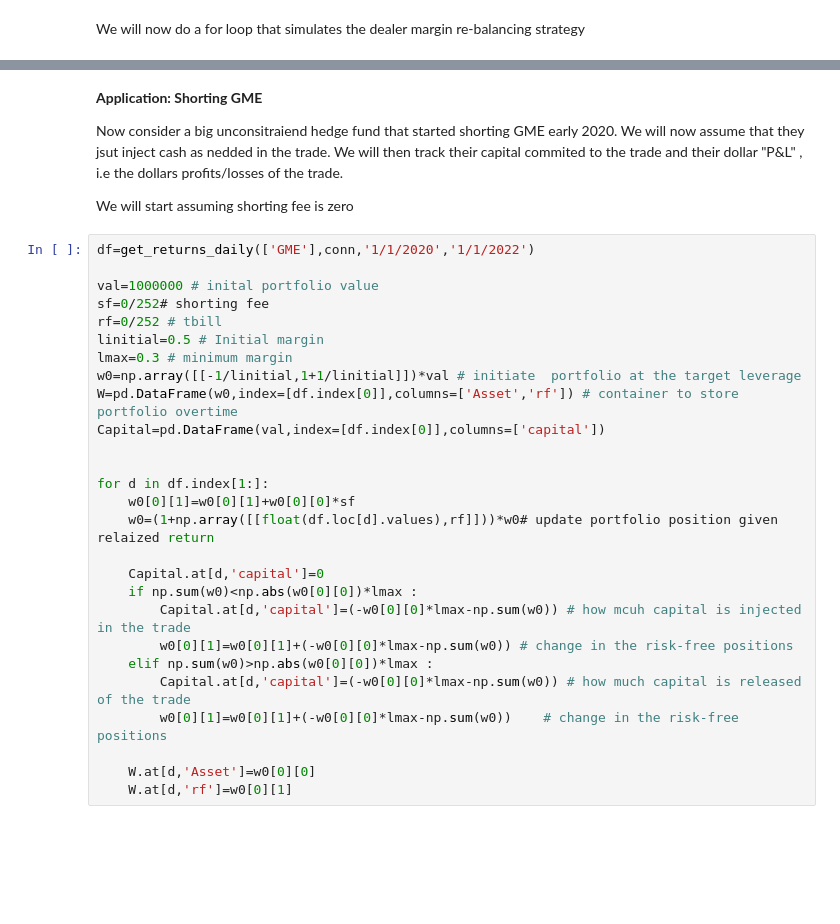
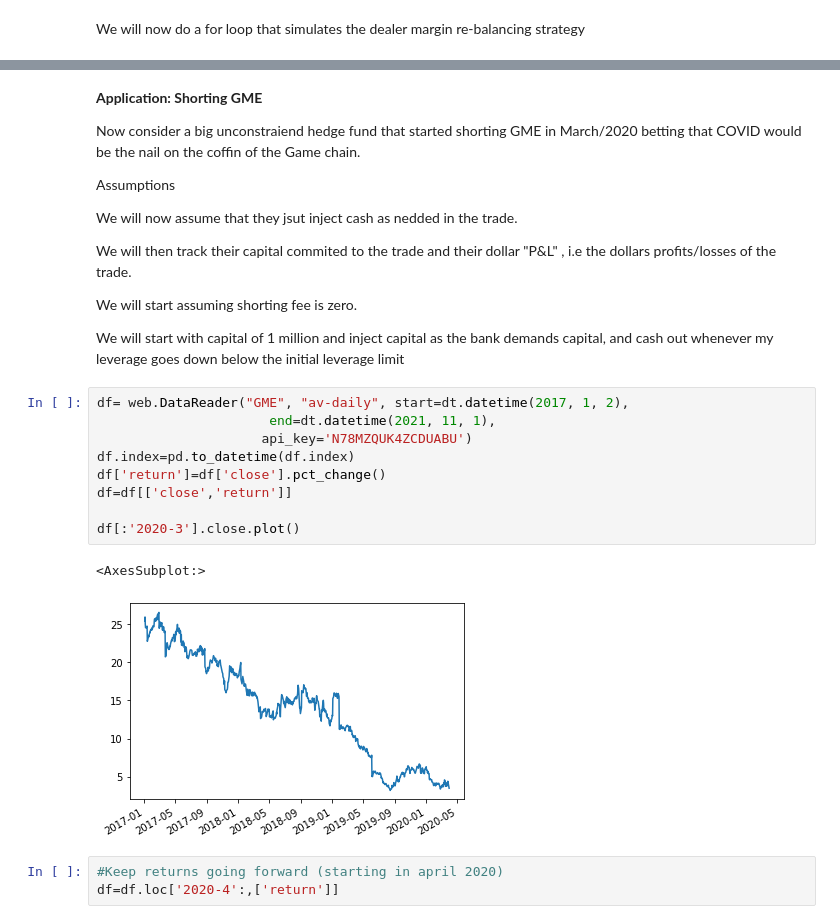
Before and after one commit to amoreira2/Lectures, a Jupyter notebook: chapters/Finance/LeverageandShorting.ipynb, the cells around one changed output, grey strips where cells are left out. Drawn from its saved outputs; the diff is of its cells as text; blank space fills up the shorter version.

```diff
--- a/chapters/Finance/LeverageandShorting.ipynb
+++ b/chapters/Finance/LeverageandShorting.ipynb
@@ -241,33 +303,29 @@ $$\sum_i^I w^i\times r^i_t+(1-\sum_i^I w^i)r^f_t+\sum_i^I\min(w^i,0)sf^i_t+\min(
 # %% [markdown]
 **Application: Shorting GME**
 
-Now consider a big unconsitraiend hedge fund that started shorting GME early 2020. We will now assume that they jsut inject cash as nedded in the trade. We will then track their capital commited to the trade and their dollar "P&L" , i.e the dollars profits/losses of the trade.
+Now consider a big unconstraiend hedge fund that started shorting GME in March/2020 betting that COVID would be the nail on the coffin of the Game chain.
 
-We will start assuming shorting fee is zero
+Assumptions
+
+We will now assume that they jsut inject cash as nedded in the trade.
+
+We will then track their capital commited to the trade and their dollar "P&L" , i.e the dollars profits/losses of the trade.
+
+We will start assuming shorting fee is zero.
+
+We will start with capital of 1 million and inject capital as the bank demands capital, and cash out whenever my leverage goes down below the initial leverage limit
-# %%
-df=get_returns_daily(['GME'],conn,'1/1/2020','1/1/2022')
-
-val=1000000 # inital portfolio value
-sf=0/252# shorting fee
-rf=0/252 # tbill
-linitial=0.5 # Initial margin
-lmax=0.3 # minimum margin
-w0=np.array([[-1/linitial,1+1/linitial]])*val # initiate  portfolio at the target leverage
-W=pd.DataFrame(w0,index=[df.index[0]],columns=['Asset','rf']) # container to store  portfolio overtime
-Capital=pd.DataFrame(val,index=[df.index[0]],columns=['capital'])
-
-
-for d in df.index[1:]:
-    w0[0][1]=w0[0][1]+w0[0][0]*sf
-    w0=(1+np.array([[float(df.loc[d].values),rf]]))*w0# update portfolio position given relaized return
-
-    Capital.at[d,'capital']=0
-    if np.sum(w0)<np.abs(w0[0][0])*lmax :
-        Capital.at[d,'capital']=(-w0[0][0]*lmax-np.sum(w0)) # how mcuh capital is injected in the trade
-        w0[0][1]=w0[0][1]+(-w0[0][0]*lmax-np.sum(w0)) # change in the risk-free positions
-    elif np.sum(w0)>np.abs(w0[0][0])*lmax :
-        Capital.at[d,'capital']=(-w0[0][0]*lmax-np.sum(w0)) # how much capital is released of the trade
-        w0[0][1]=w0[0][1]+(-w0[0][0]*lmax-np.sum(w0))    # change in the risk-free positions
-
-    W.at[d,'Asset']=w0[0][0]
-    W.at[d,'rf']=w0[0][1]
+# %%
+df= web.DataReader("GME", "av-daily", start=dt.datetime(2017, 1, 2),
+                      end=dt.datetime(2021, 11, 1),
+                     api_key='N78MZQUK4ZCDUABU')
+df.index=pd.to_datetime(df.index)
+df['return']=df['close'].pct_change()
+df=df[['close','return']]
+
+df[:'2020-3'].close.plot()
+# %% [output]
+<AxesSubplot:>
+[figure, added]
+# %%
+#Keep returns going forward (starting in april 2020)
+df=df.loc['2020-4':,['return']]
```
Also changed, not shown: parts of 17 cells of this notebook, 1 other file.
